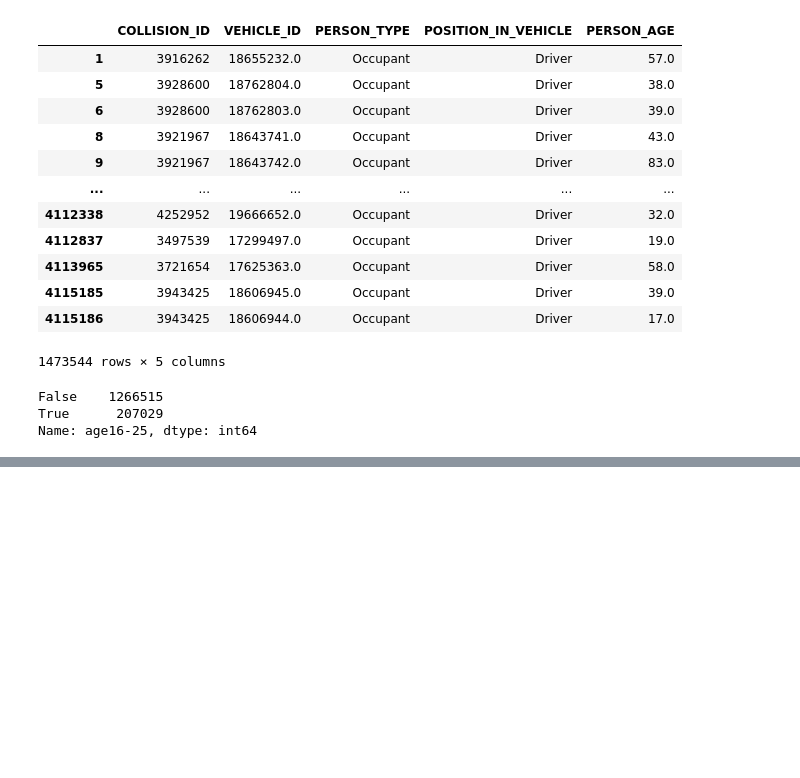
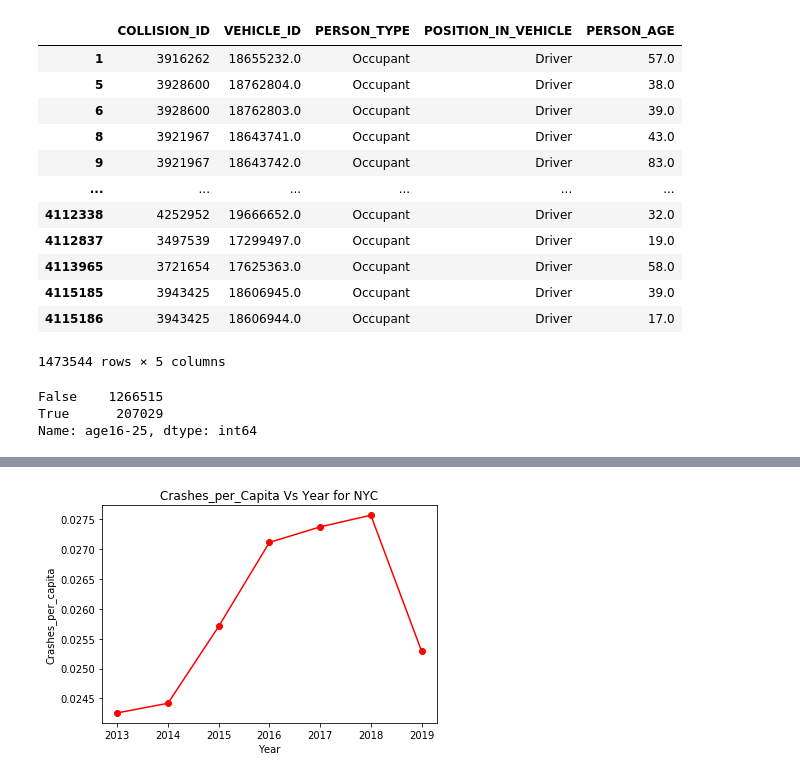
Before and after one commit to SanhitaD207/2020Fall_projects, a Jupyter notebook: NYCMotorVehicleCollisions.ipynb, the cells around one changed output, grey strips where cells are left out. Drawn from its saved outputs; the diff is of its cells as text; code cells hidden in the pictures; blank space fills up the shorter version.

```diff
--- a/NYCMotorVehicleCollisions.ipynb
+++ b/NYCMotorVehicleCollisions.ipynb
@@ -242,0 +366,8 @@ Name: age16-25, dtype: int64
+# %%
+plt.plot(crashes_population_subset_sorted['Year'], crashes_population_subset_sorted['Crashes_per_capita'], color='red', marker='o')
+plt.title('Crashes_per_Capita Vs Year for NYC')
+plt.xlabel('Year')
+plt.ylabel('Crashes_per_capita')
+plt.show()
+# %% [output]
+[figure, added]
```
Also changed, not shown: parts of 24 cells of this notebook.
